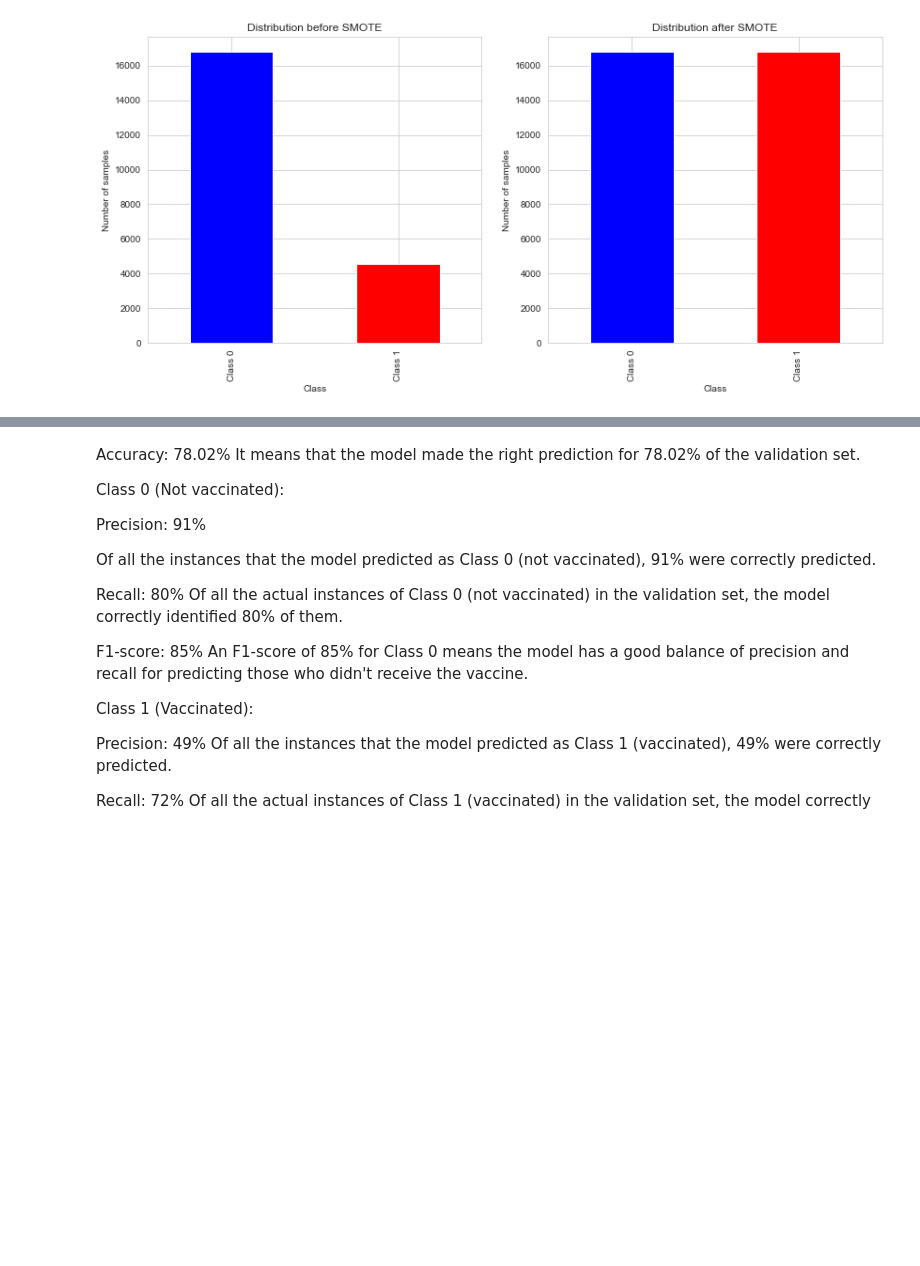
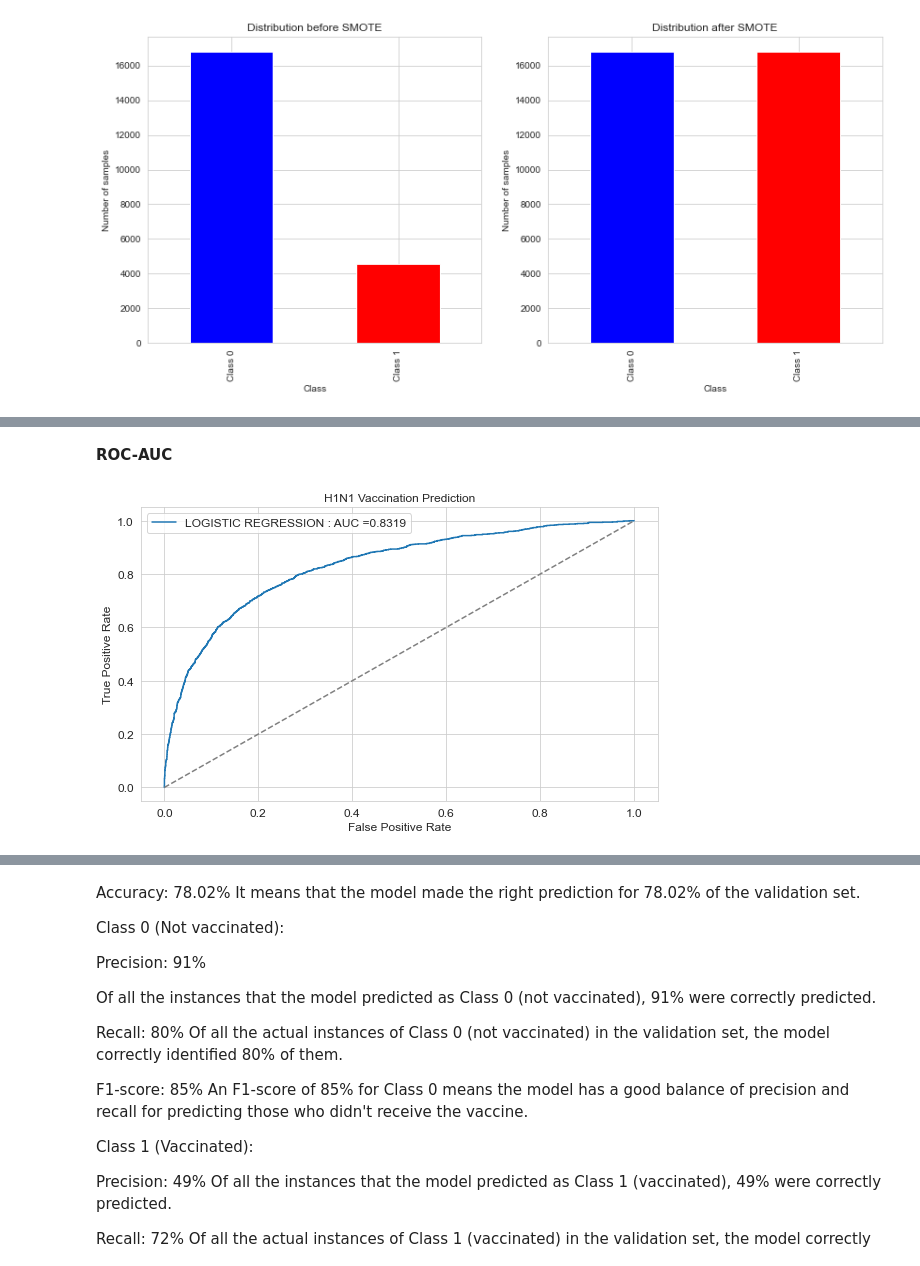
Before and after one commit to Iswana-O/Flu-Shot-Learning-Predict-H1N1-and-Seasonal-Flu-Vaccines, a Jupyter notebook: student.ipynb, the cells around one changed output, grey strips where cells are left out. Cells and saved outputs as stored; diff of their text form; code cells hidden in the pictures; blank space fills up the shorter version.

```diff
--- a/student.ipynb
+++ b/student.ipynb
@@ -727,0 +759,38 @@ accuracy_h1n1_smote, report_h1n1_smote
+# %% [markdown]
+**ROC-AUC**
+# %%
+# Predicted Prob.
+# H1N1
+y_pred_h1_logreg=logreg_h1n1.predict_proba(X_test_h1n1)[:, 1]
+
+# Seasonal Flu
+y_pred_s_logreg=logreg_seasonal.predict_proba(X_test_seasonal)[:, 1]
+
+
+# FPR and TPR
+# H1N1
+fpr_logreg, tpr_logreg, thresholds_logreg = roc_curve(y_test_h1n1, y_pred_h1_logreg)
+# Seasonal Flu
+fpr_logreg_s, tpr_logreg_s, thresholds_logreg_s = roc_curve(y_test_seasonal, y_pred_s_logreg)
+
+
+# Plot the FPR and TPR data
+
+fig, ax = plt.subplots(figsize=(8, 5))
+
+ax.plot(fpr_logreg, tpr_logreg, alpha=1,
+       label=f'LOGISTIC REGRESSION : AUC ={round(roc_auc_score(y_test_h1n1, y_pred_h1_logreg),4)}')
+
+ax.plot([0, 1], [0, 1], color='grey', linestyle='--')
+
+ax.set_ylabel('True Positive Rate', fontsize=12)
+ax.set_xlabel('False Positive Rate', fontsize=12)
+ax.set_title('H1N1 Vaccination Prediction', fontsize=12)
+
+ax.legend(fontsize=12)
+
+plt.xticks(fontsize=12)
+plt.yticks(fontsize=12)
+plt.tight_layout();
+# %% [output]
+[figure, added]
```
Also changed, not shown: parts of 25 cells of this notebook.
